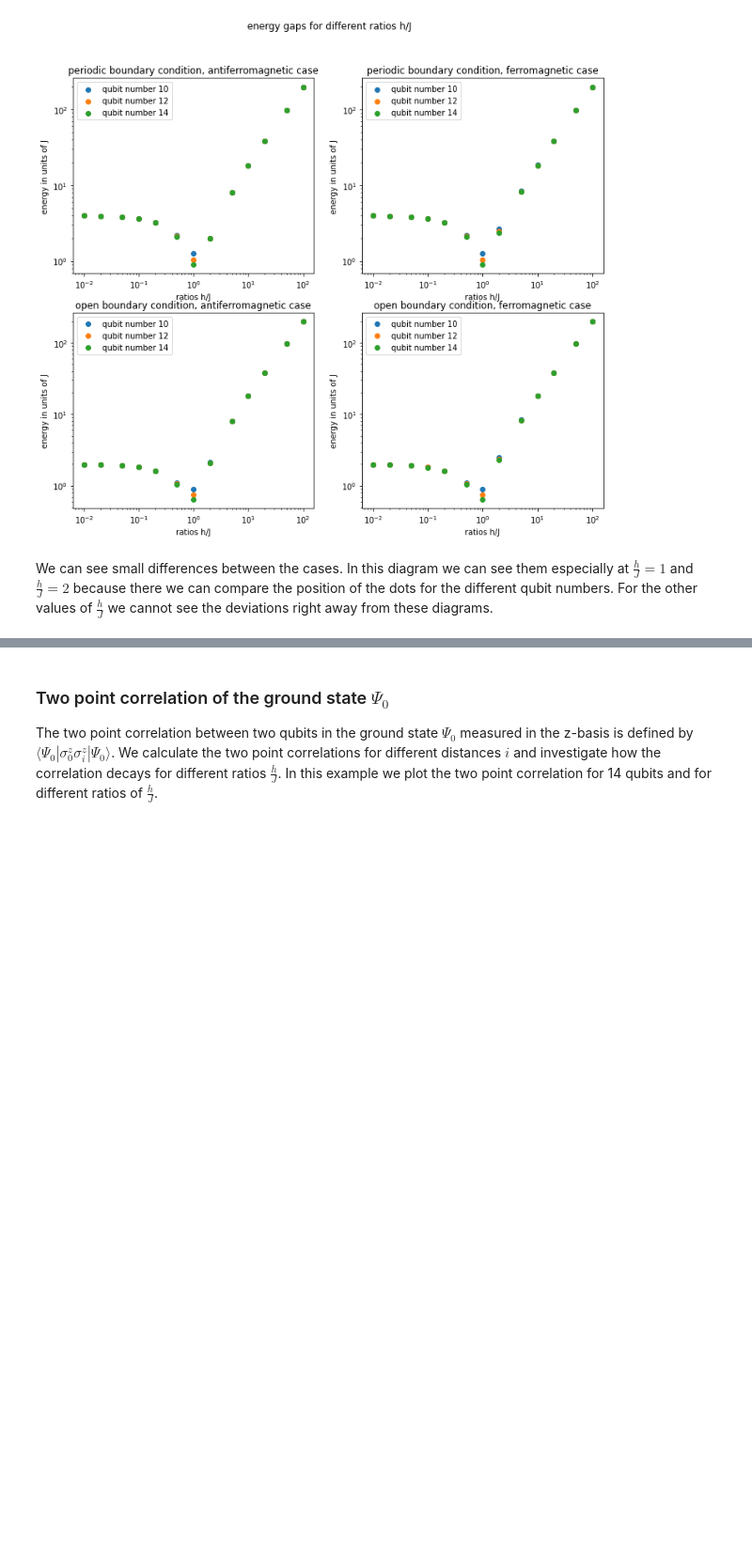
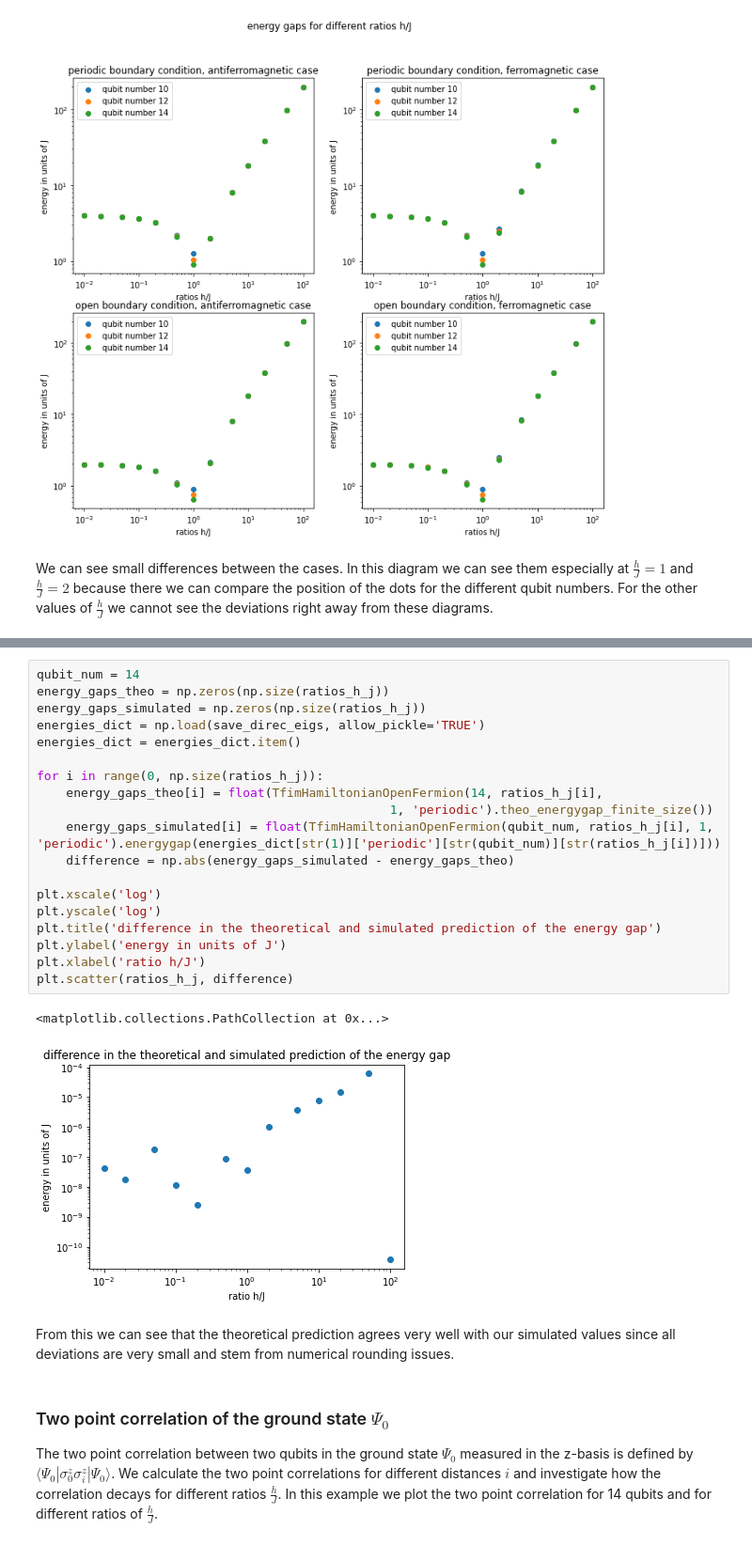
Before and after one commit to LennartBuerger/classical-shadows-for-1d-TFIM-energy-estimation, a Jupyter notebook: display_data/bf_display_data.ipynb, the cells around one changed output, grey strips where cells are left out. Shown at 94% size. Drawn from its saved outputs; the diff is of its cells as text; blank space fills up the shorter version.

```diff
--- a/display_data/bf_display_data.ipynb
+++ b/display_data/bf_display_data.ipynb
@@ -260,3 +329,28 @@ Comparison to be continued...
+# %%
+qubit_num = 14
+energy_gaps_theo = np.zeros(np.size(ratios_h_j))
+energy_gaps_simulated = np.zeros(np.size(ratios_h_j))
+energies_dict = np.load(save_direc_eigs, allow_pickle='TRUE')
+energies_dict = energies_dict.item()
+
+for i in range(0, np.size(ratios_h_j)):
+    energy_gaps_theo[i] = float(TfimHamiltonianOpenFermion(14, ratios_h_j[i],
+                                                1, 'periodic').theo_energygap_finite_size())
+    energy_gaps_simulated[i] = float(TfimHamiltonianOpenFermion(qubit_num, ratios_h_j[i], 1, 'periodic').energygap(energies_dict[str(1)]['periodic'][str(qubit_num)][str(ratios_h_j[i])]))
+    difference = np.abs(energy_gaps_simulated - energy_gaps_theo)
+
+plt.xscale('log')
+plt.yscale('log')
+plt.title('difference in the theoretical and simulated prediction of the energy gap')
+plt.ylabel('energy in units of J')
+plt.xlabel('ratio h/J')
+plt.scatter(ratios_h_j, difference)
+# %% [output]
+<matplotlib.collections.PathCollection at 0x...>
+[figure, added]
+# %% [markdown]
+From this we can see that the theoretical prediction agrees very well with our simulated
+values since all deviations are very small and stem from numerical rounding issues.
 # %% [markdown]
 ### Two point correlation of the ground state $\Psi_0$
 The two point correlation between two qubits in the ground state $\Psi_0$
```
Also changed, not shown: parts of 12 cells of this notebook, 6 other files.
